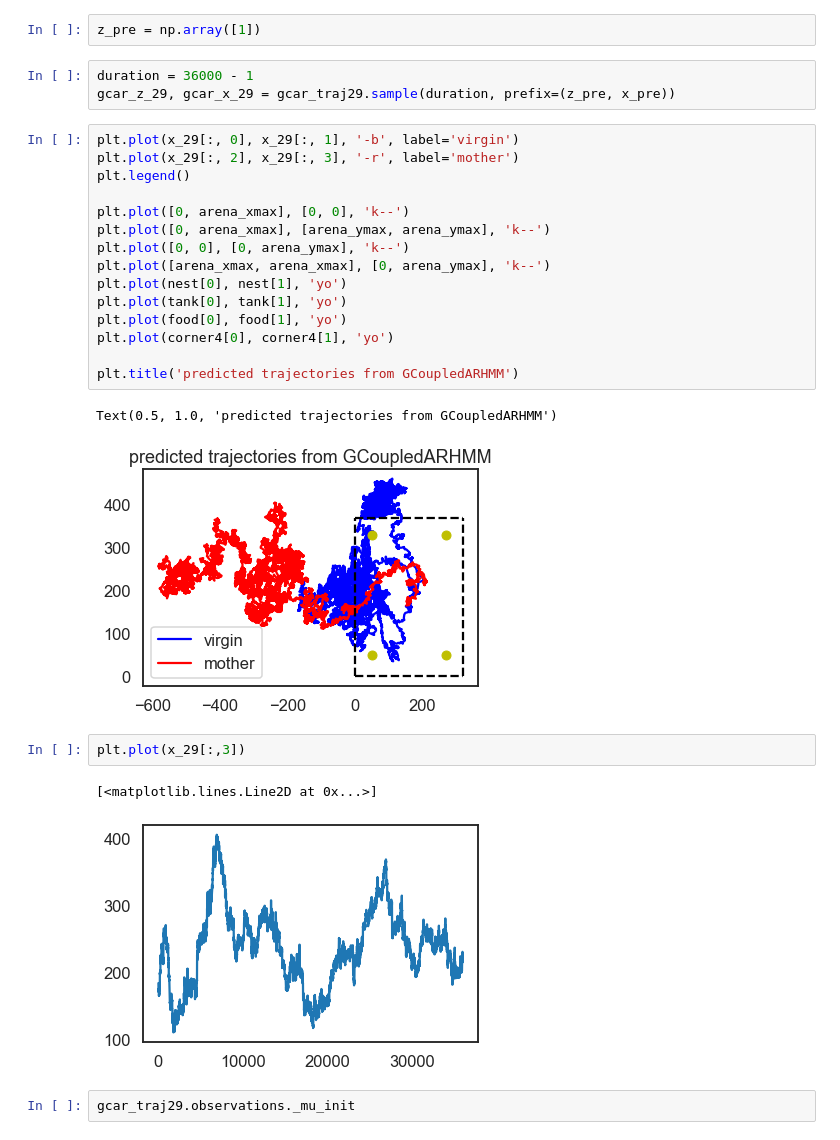
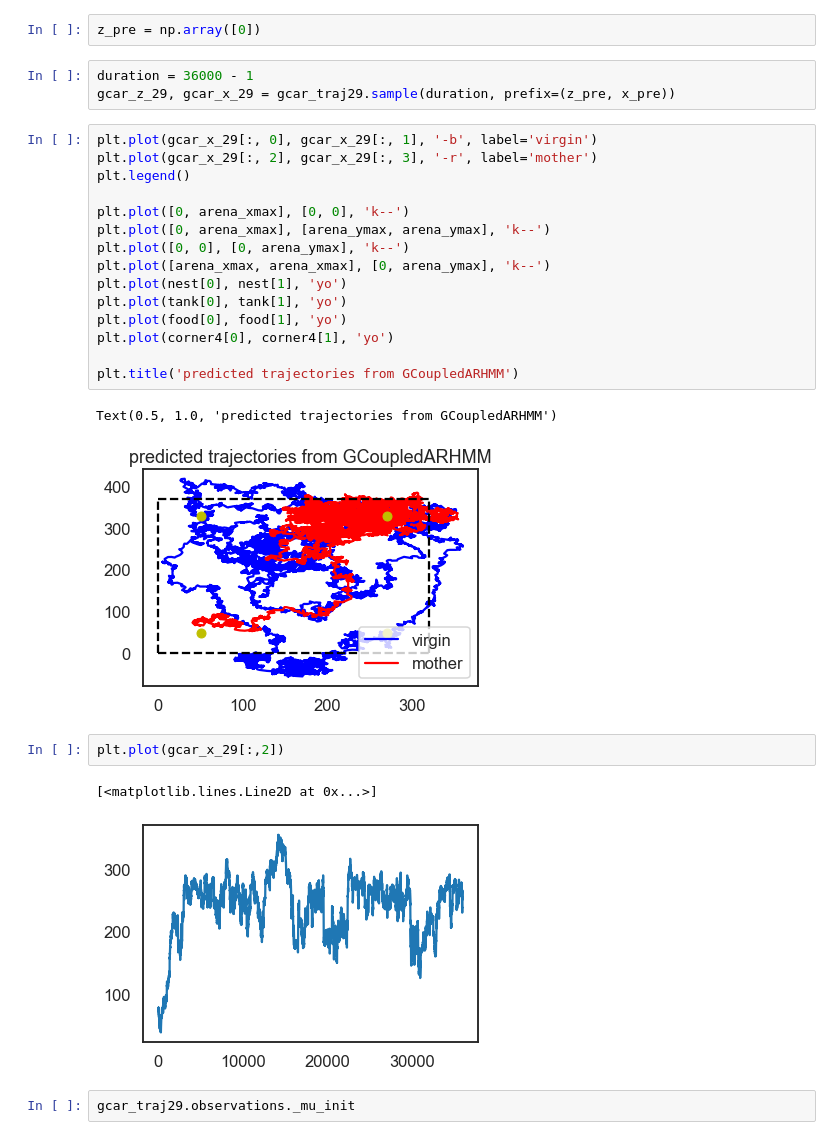
Before and after one commit to cunningham-lab/SocialBehaviors, a Jupyter notebook: ARHMM.ipynb, the cells around one changed output. Drawn from its saved outputs; the diff is of its cells as text.

```diff
--- a/ARHMM.ipynb
+++ b/ARHMM.ipynb
@@ -669,33 +661,33 @@ gcar_traj29_z[0]
 # %% [output]
 2
 # %%
-z_pre = np.array([1])
+z_pre = np.array([0])
 # %%
 duration = 36000 - 1
 gcar_z_29, gcar_x_29 = gcar_traj29.sample(duration, prefix=(z_pre, x_pre))
 # %%
-plt.plot(x_29[:, 0], x_29[:, 1], '-b', label='virgin')
-plt.plot(x_29[:, 2], x_29[:, 3], '-r', label='mother')
+plt.plot(gcar_x_29[:, 0], gcar_x_29[:, 1], '-b', label='virgin')
+plt.plot(gcar_x_29[:, 2], gcar_x_29[:, 3], '-r', label='mother')
 plt.legend()
 
 plt.plot([0, arena_xmax], [0, 0], 'k--')
 plt.plot([0, arena_xmax], [arena_ymax, arena_ymax], 'k--')
 plt.plot([0, 0], [0, arena_ymax], 'k--')
 plt.plot([arena_xmax, arena_xmax], [0, arena_ymax], 'k--')
 plt.plot(nest[0], nest[1], 'yo')
 plt.plot(tank[0], tank[1], 'yo')
 plt.plot(food[0], food[1], 'yo')
 plt.plot(corner4[0], corner4[1], 'yo')
 
 plt.title('predicted trajectories from GCoupledARHMM')
 # %% [output]
 Text(0.5, 1.0, 'predicted trajectories from GCoupledARHMM')
-[figure, old version]
+[figure, new version]
 # %%
-plt.plot(x_29[:,3])
+plt.plot(gcar_x_29[:,2])
 # %% [output]
 [<matplotlib.lines.Line2D at 0x...>]
-[figure, old version]
+[figure, new version]
 # %%
 gcar_traj29.observations._mu_init
 # %% [output]
```
Also changed, not shown: parts of 16 cells of this notebook.
